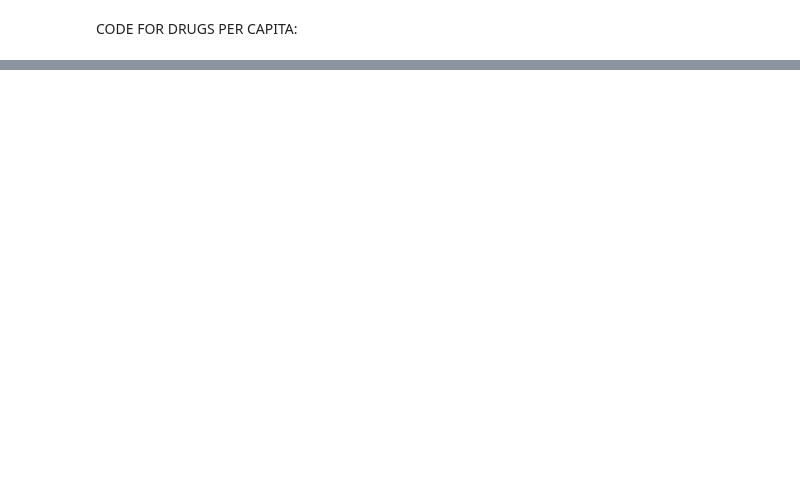
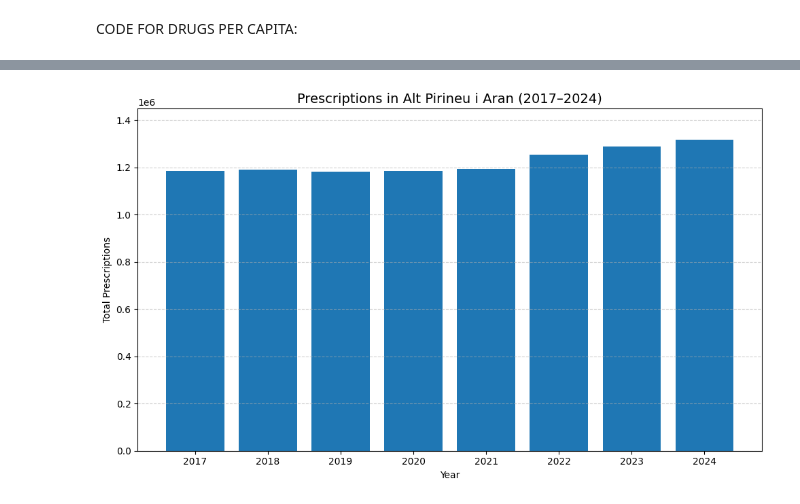
Before and after one commit to GerardArgany/AVBD_Medical_Receipts, a Jupyter notebook: Code_map_drugs_and_pop.ipynb, the cells around one changed output, grey strips where cells are left out. Saved outputs shown, nothing was run; the diff lists cells and outputs as text; code cells hidden in the pictures; blank space fills up the shorter version.

```diff
--- a/Code_map_drugs_and_pop.ipynb
+++ b/Code_map_drugs_and_pop.ipynb
@@ -569,0 +1481,83 @@ CSV regions: ['Alt Pirineu i Aran', 'Barcelona Ciutat', 'Barcelona Metropolitana
+# %%
+import pandas as pd
+import matplotlib.pyplot as plt
+
+# -------------------------------------------------
+# 1. Load dataset
+# -------------------------------------------------
+df = pd.read_csv("Dataset.csv", encoding="latin-1")
+
+# Fix column encoding issue
+df = df.rename(columns={'regiÃ³ sanitÃ ria': 'regió sanitària'})
+
+# -------------------------------------------------
+# 2. Region standardization
+# -------------------------------------------------
+region_mapping = {
+    'ALT PIRINEU i ARAN': 'Alt Pirineu i Aran',
+    'ALTRES': 'No consta',
+    'BARCELONA': 'Barcelona Ciutat',
+    'BARCELONA CIUTAT': 'Barcelona Ciutat',
+    'BARCELONA METROPOLITANA NORD': 'Barcelona Metropolitana Nord',
+    'BARCELONA METROPOLITANA SUD': 'Barcelona Metropolitana Sud',
+    'CAMP DE TARRAGONA': 'Camp de Tarragona',
+    'CATALUNYA CENTRAL': 'Catalunya Central',
+    'GIRONA': 'Girona',
+    'LLEIDA': 'Lleida',
+    'PENEDÈS': 'Penedès',
+    'PENEDÃ\x88S': 'Penedès',
+    'SENSE ESPECIFICAR': 'No consta',
+    "TERRES DE L'EBRE": "Terres de l'Ebre"
+}
+
+df['regió sanitària'] = df['regió sanitària'].map(
+    lambda x: region_mapping[x] if x in region_mapping else x
+)
+df = df.groupby(['regió sanitària', 'any'], as_index=False)['nombre de receptes'].sum()
+print("\nRegions found:", sorted(df['regió sanitària'].dropna().unique()))
+
+# -------------------------------------------------
+# 3. Filter years
+# -------------------------------------------------
+df = df[(df['any'] >= 2017) & (df['any'] <= 2024)]
+
+
+# -------------------------------------------------
+# 4. Get a list of unique regions
+# -------------------------------------------------
+regions = sorted(df['regió sanitària'].dropna().unique())
+print("\nPlotting regions:", regions)
+
+
+# -------------------------------------------------
+# 5. Loop through regions and plot bar charts
+# -------------------------------------------------
+for region in regions:
+
+    df_region = df[df['regió sanitària'] == region].copy()
+
+    if df_region.empty:
+        continue
+
+    yearly_series = (
+        df_region.groupby('any')['nombre de receptes']
+        .sum()
+        .reset_index()
+        .sort_values('any')
+    )
+
+    # ---- Bar plot ----
+    plt.figure(figsize=(10, 6))
+    plt.bar(
+        yearly_series['any'],
+        yearly_series['nombre de receptes']
+    )
+
+    plt.title(f"Prescriptions in {region} (2017–2024)", fontsize=14)
+    plt.xlabel("Year")
+    plt.ylabel("Total Prescriptions")
+    plt.ylim(0, yearly_series['nombre de receptes'].max() * 1.1)
+    plt.grid(axis='y', linestyle='--', alpha=0.6)
+    plt.tight_layout()
+    plt.show()
+# %% [output]
@@ -569,0 +1567 @@ CSV regions: ['Alt Pirineu i Aran', 'Barcelona Ciutat', 'Barcelona Metropolitana
+[figure, added]
```
Also changed, not shown: parts of 12 cells of this notebook, 1 other file.
